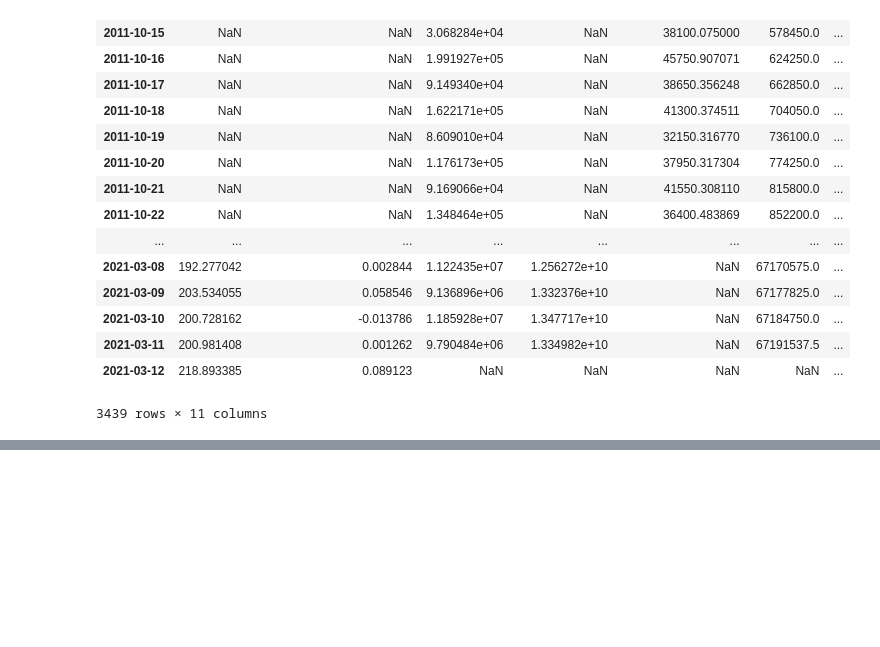
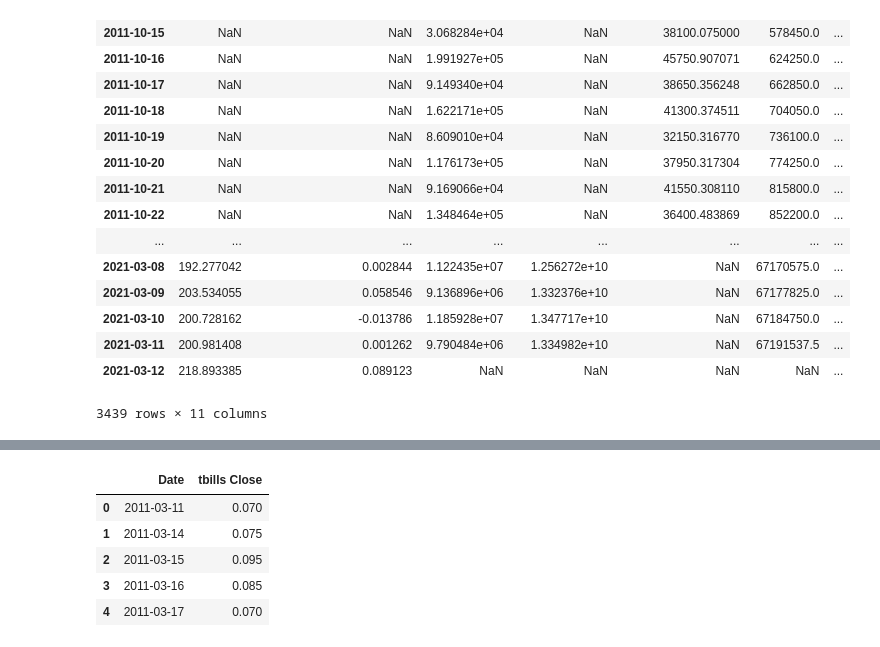
Before and after one commit to glensven/Cryptocurrency_Price_Correlations, a Jupyter notebook: EP Code/Get_Glen_a_condo_LTC - EP_3_12.ipynb, the cells around one changed output, grey strips where cells are left out. Saved outputs shown, nothing was run; the diff lists cells and outputs as text; code cells hidden in the pictures; blank space fills up the shorter version.

```diff
--- a/EP Code/Get_Glen_a_condo_LTC - EP_3_12.ipynb
+++ b/EP Code/Get_Glen_a_condo_LTC - EP_3_12.ipynb
@@ -294,0 +328,10 @@ ltc_data
+# %%
+tbills_df=tbills_df[['Date','tbills Close']]
+tbills_df.head(5)
+# %% [output]
+|  | Date | tbills Close |
+| 0 | 2011-03-11 | 0.070 |
+| 1 | 2011-03-14 | 0.075 |
+| 2 | 2011-03-15 | 0.095 |
+| 3 | 2011-03-16 | 0.085 |
+| 4 | 2011-03-17 | 0.070 |
```
Also changed, not shown: parts of 6 cells of this notebook.
